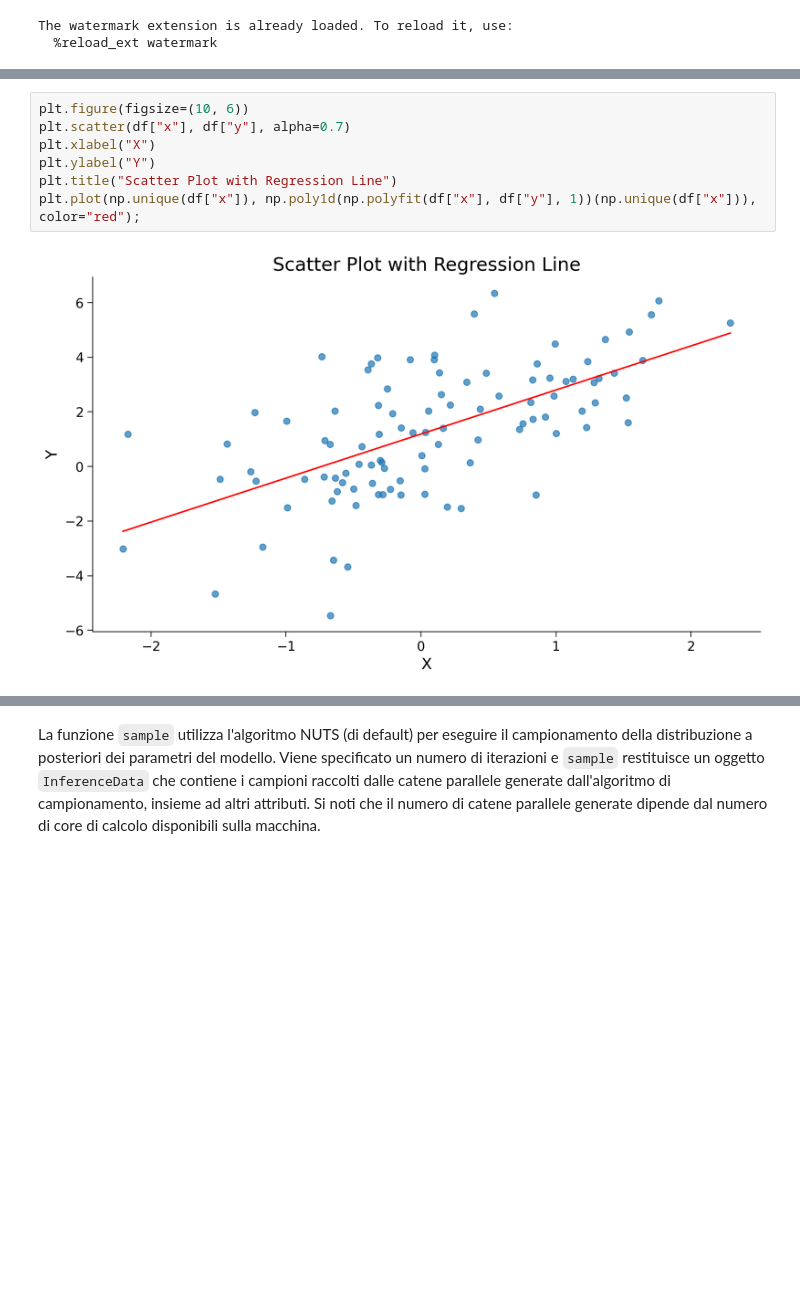
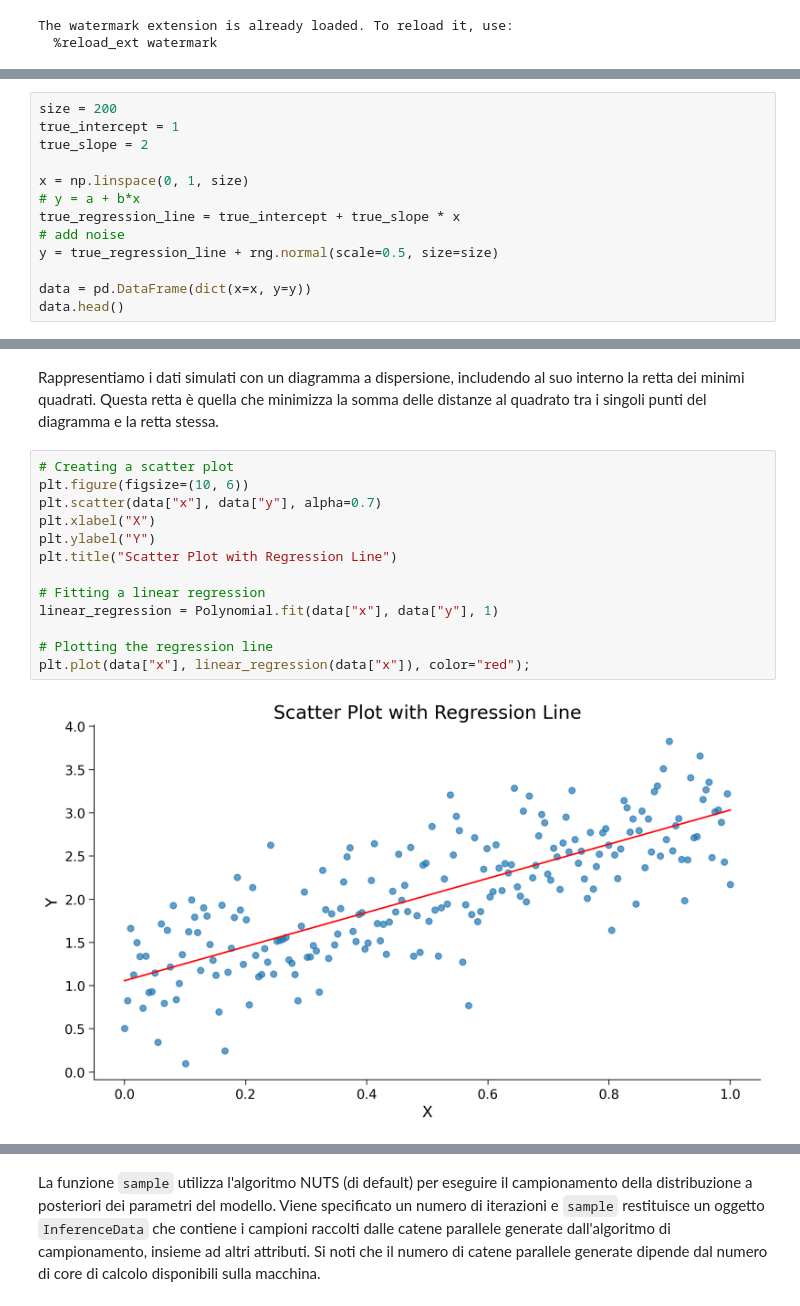
Before and after one commit to ccaudek/ds4psy, a Jupyter notebook: chapter_5/05_reglin_2.ipynb, the cells around one changed output, grey strips where cells are left out. Cells and saved outputs as stored; diff of their text form; blank space fills up the shorter version.

```diff
--- a/chapter_5/05_reglin_2.ipynb
+++ b/chapter_5/05_reglin_2.ipynb
@@ -79,0 +52,13 @@ Visualizziamo i dati simulati mediante un diagramma a dispersione che include la
+# %%
+size = 200
+true_intercept = 1
+true_slope = 2
+
+x = np.linspace(0, 1, size)
+# y = a + b*x
+true_regression_line = true_intercept + true_slope * x
+# add noise
+y = true_regression_line + rng.normal(scale=0.5, size=size)
+
+data = pd.DataFrame(dict(x=x, y=y))
+data.head()
@@ -80,12 +72,20 @@ Visualizziamo i dati simulati mediante un diagramma a dispersione che include la
+# %% [markdown]
+Rappresentiamo i dati simulati con un diagramma a dispersione, includendo al suo interno la retta dei minimi quadrati. Questa retta è quella che minimizza la somma delle distanze al quadrato tra i singoli punti del diagramma e la retta stessa.
 # %%
+# Creating a scatter plot
 plt.figure(figsize=(10, 6))
-plt.scatter(df["x"], df["y"], alpha=0.7)
+plt.scatter(data["x"], data["y"], alpha=0.7)
 plt.xlabel("X")
 plt.ylabel("Y")
 plt.title("Scatter Plot with Regression Line")
-plt.plot(np.unique(df["x"]), np.poly1d(np.polyfit(df["x"], df["y"], 1))(np.unique(df["x"])), color="red");
+
+# Fitting a linear regression
+linear_regression = Polynomial.fit(data["x"], data["y"], 1)
+
+# Plotting the regression line
+plt.plot(data["x"], linear_regression(data["x"]), color="red");
 # %% [output]
-[figure, old version]
+[figure, new version]
 # %% [markdown]
 ## Distribuzioni a priori
 
```
Also changed, not shown: parts of 47 cells of this notebook, 11 other files.
